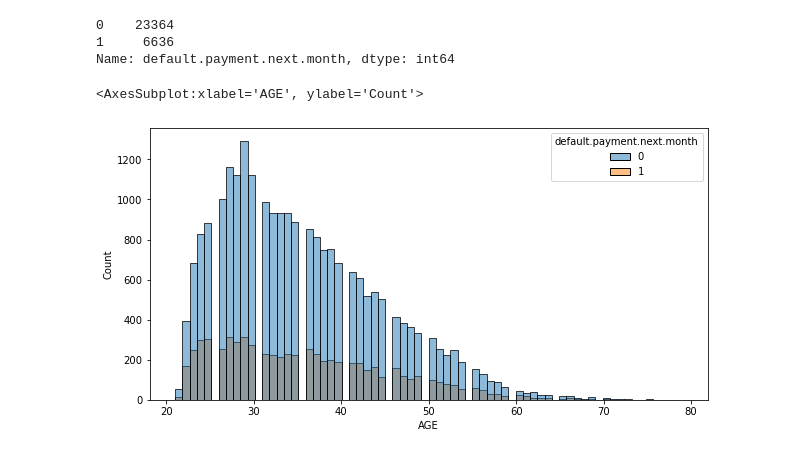
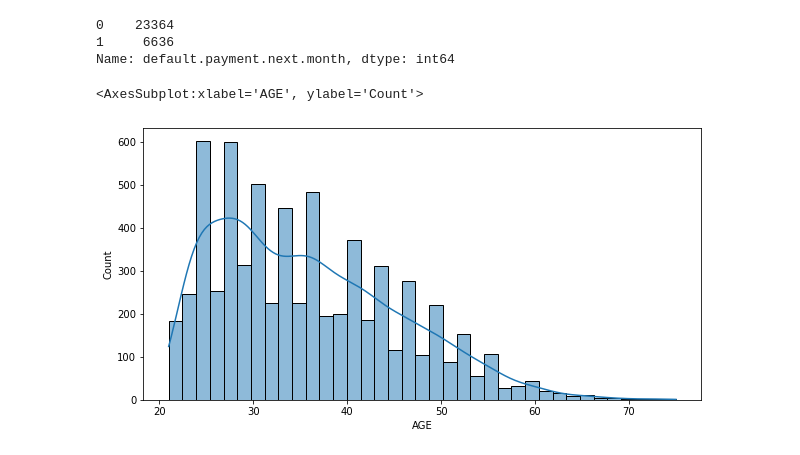
Before and after one commit to Syed-Azeemuddin/Credit_Card_Default_Prediction, a Jupyter notebook: cc_default.ipynb, the cells around one changed output. Saved outputs shown, nothing was run; the diff lists cells and outputs as text; code cells hidden in the pictures.

```diff
--- a/cc_default.ipynb
+++ b/cc_default.ipynb
@@ -42,7 +39,7 @@ PAY_AMT5: Amount of previous payment in May, 2005 (NT dollar)<br>
 PAY_AMT6: Amount of previous payment in April, 2005 (NT dollar)<br>
 default.payment.next.month: Default payment (1=yes, 0=no)
 # %%
-df = pd.read_csv(r"C:\Users\Syed Azeemuddin\Desktop\ineuron_internship\UCI_Credit_Card.csv")
+df = pd.read_csv(r"C:\Users\Syed Azeemuddin\Practise Pro\ineuron\UCI_Credit_Card.csv")
 # %%
 df.head()
 # %% [output]
@@ -105,7 +102,7 @@ df['default.payment.next.month'].value_counts()
 Name: default.payment.next.month, dtype: int64
 # %%
 plt.figure(figsize=(10,5))
-sns.histplot(data=df, x='AGE',hue='default.payment.next.month')
+sns.histplot(data=default_df, x='AGE',kde=True,)
 # %% [output]
 <AxesSubplot:xlabel='AGE', ylabel='Count'>
-[figure, old version]
+[figure, new version]
```
Also changed, not shown: parts of 20 cells of this notebook, 21 other files.
